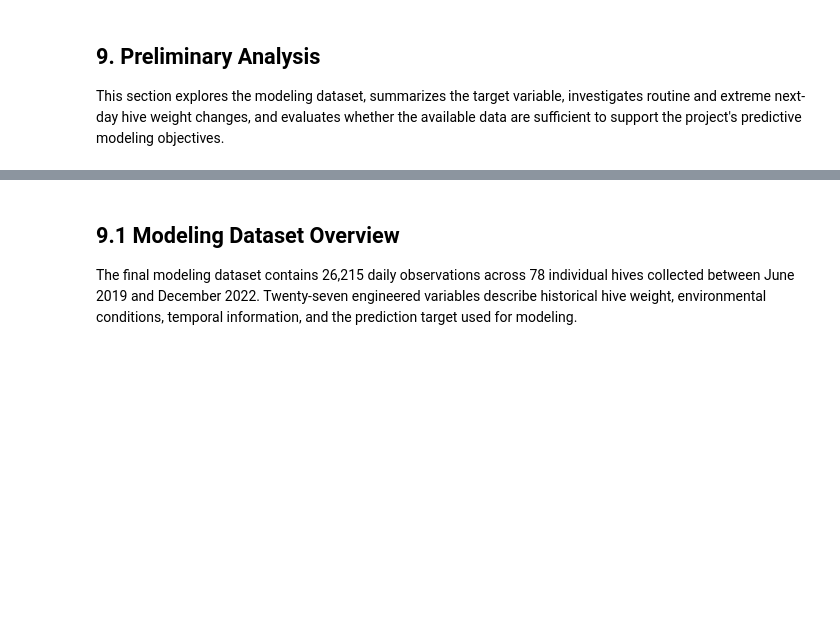
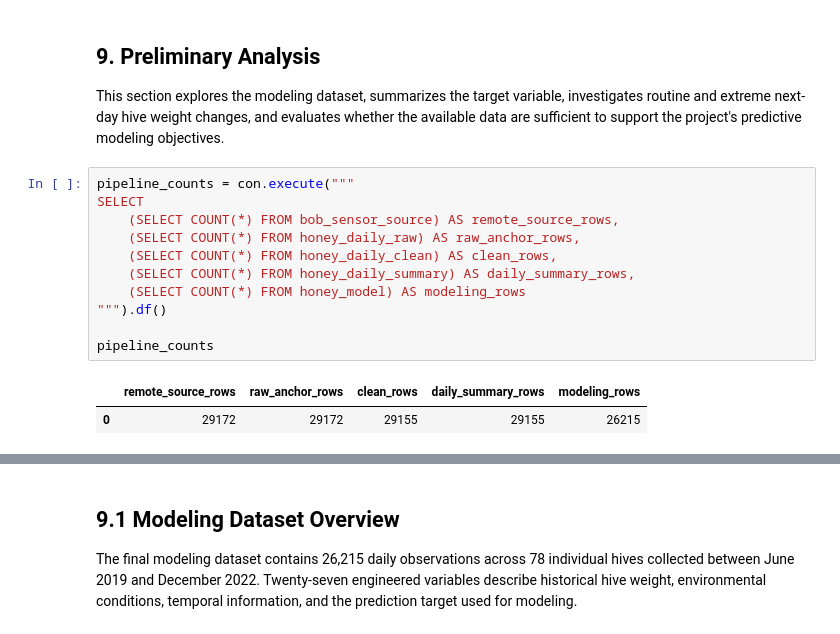
Before and after one commit to stephfn/honey-yield-predictive-model, a Jupyter notebook: Stephanie_Work/Honey_Project_Pipeline.ipynb, the cells around one changed output, grey strips where cells are left out. Saved outputs shown, nothing was run; the diff lists cells and outputs as text; blank space fills up the shorter version.

```diff
--- a/Stephanie_Work/Honey_Project_Pipeline.ipynb
+++ b/Stephanie_Work/Honey_Project_Pipeline.ipynb
@@ -680,3 +736,17 @@ model_summary
 ## 9. Preliminary Analysis
 
 This section explores the modeling dataset, summarizes the target variable, investigates routine and extreme next-day hive weight changes, and evaluates whether the available data are sufficient to support the project's predictive modeling objectives.
+# %%
+pipeline_counts = con.execute("""
+SELECT
+    (SELECT COUNT(*) FROM bob_sensor_source) AS remote_source_rows,
+    (SELECT COUNT(*) FROM honey_daily_raw) AS raw_anchor_rows,
+    (SELECT COUNT(*) FROM honey_daily_clean) AS clean_rows,
+    (SELECT COUNT(*) FROM honey_daily_summary) AS daily_summary_rows,
+    (SELECT COUNT(*) FROM honey_model) AS modeling_rows
+""").df()
+
+pipeline_counts
+# %% [output]
+|  | remote_source_rows | raw_anchor_rows | clean_rows | daily_summary_rows | modeling_rows |
+| 0 | 29172 | 29172 | 29155 | 29155 | 26215 |
```
Also changed, not shown: parts of 17 cells of this notebook.
